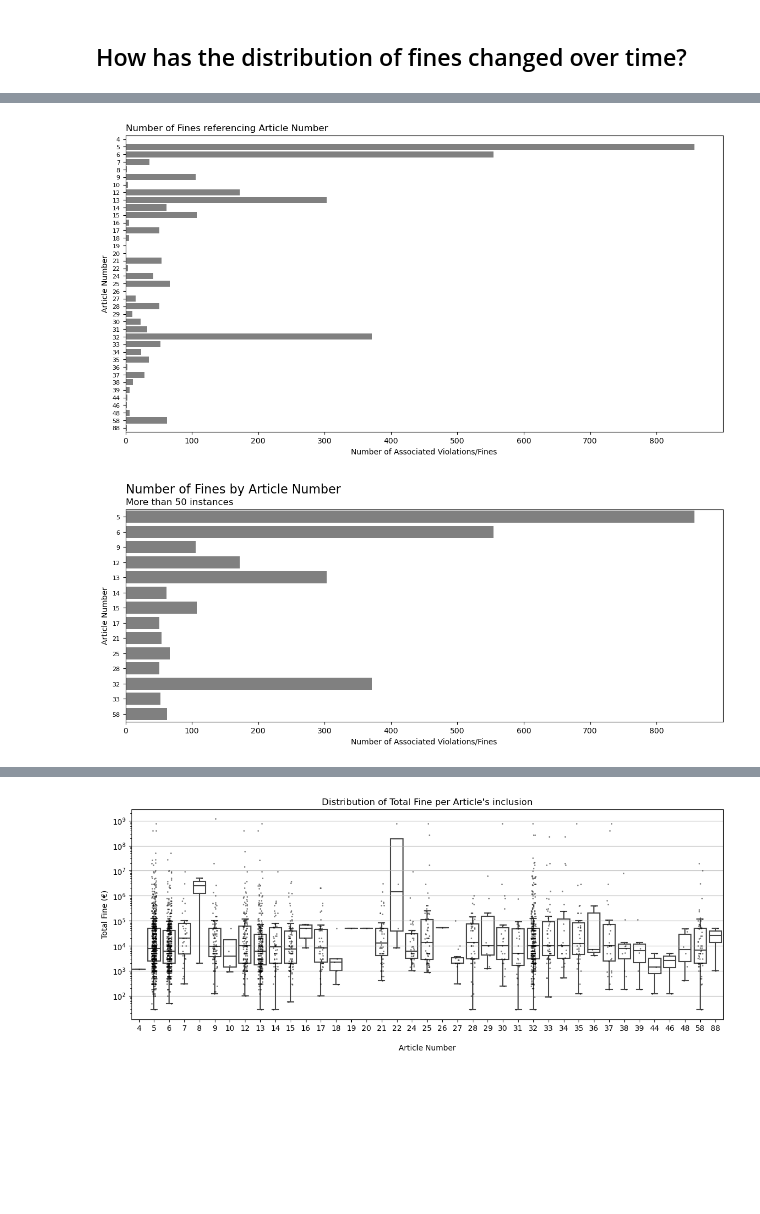
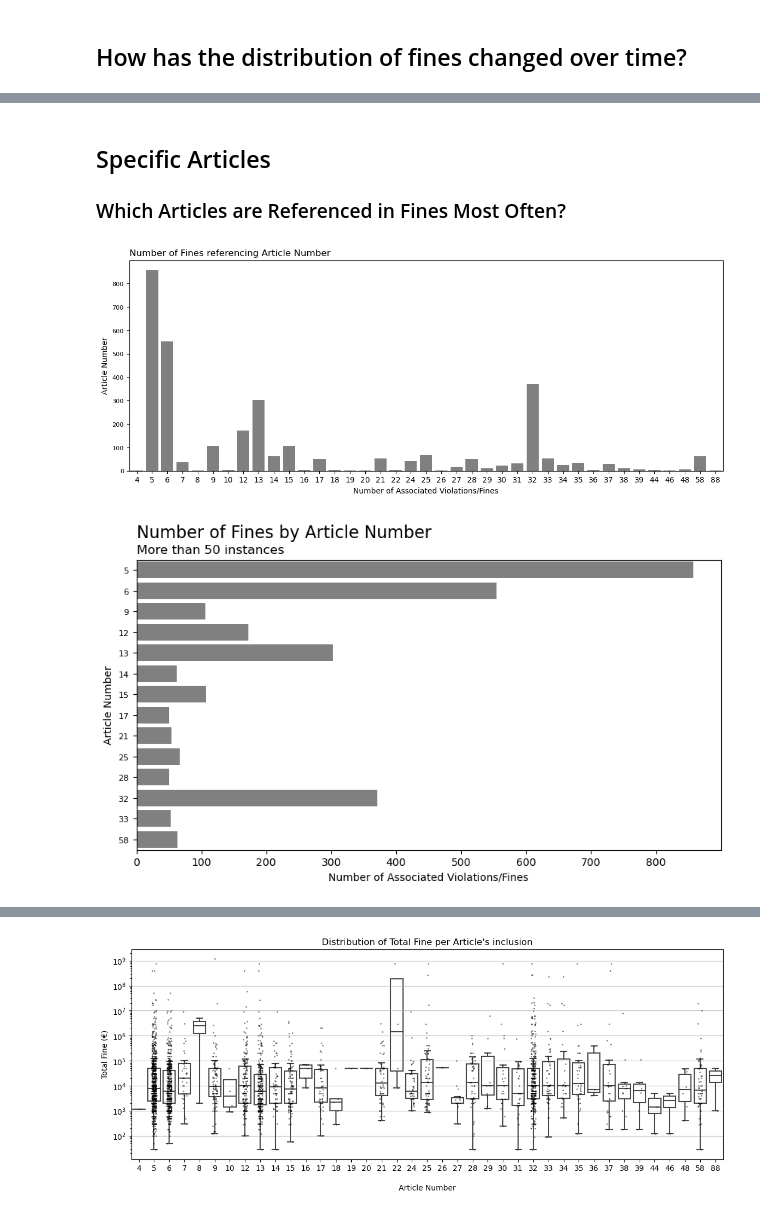
Before and after one commit to dc27/gdpr-fines-analysis, a Jupyter notebook: dev.ipynb, the cells around one changed output, grey strips where cells are left out. Cells and saved outputs as stored; diff of their text form; code cells hidden in the pictures; blank space fills up the shorter version.

```diff
--- a/dev.ipynb
+++ b/dev.ipynb
@@ -30,6 +30,9 @@ fines.head(3)
 fines_nozero = (
     fines
     .loc[fines.price > 0, :]
-    .assign(date = lambda x: pd.to_datetime(x.date, format='%m/%d/%Y'))
+    .assign(
+        date = lambda x: pd.to_datetime(x.date, format='%m/%d/%Y'),
+        type = lambda x: x.type.str.strip()
+    )
 )
 # %%
@@ -280,7 +249,7 @@ fines_long = (
     )
     .merge(fines_nozero, how='right', left_on='id', right_on='id')
     .assign(date = lambda x: pd.to_datetime(x.date, format='%m/%d/%Y'))
-    .loc[:, ['id', 'name', 'price', 'authority', 'date', 'controller','article',
+    .loc[:, ['id', 'name', 'price', 'authority', 'date', 'controller',
              'article_number', 'n_articles_violated', 'type', 'summary']]
     .rename(columns={'price':'total_fine_euro', 'name': 'country'})
 )
@@ -303,25 +256,29 @@ fines_long
+# %% [markdown]
+## Specific Articles
+
+### Which Articles are Referenced in Fines Most Often?
 # %%
 n_citations = (
     fines_long
     .value_counts('article_number')
     .reset_index(name='count')
     .sort_values('article_number')
 )
 
 
-fig, ax = plt.subplots(figsize = (14, 7))
+fig, ax = plt.subplots(figsize = (14, 5))
 
-sns.barplot(y='article_number', x='count', data=n_citations, orient='h', color='grey', ax=ax)
+sns.barplot(y='count', x='article_number', data=n_citations, orient='v', color='grey', ax=ax)
 ax.tick_params(axis='y', which='major', labelsize=8)
 ax.set_ylabel('Article Number')
 ax.set_xlabel('Number of Associated Violations/Fines')
 ax.set_title('Number of Fines referencing Article Number', loc='left');
 # %% [output]
-[figure, old version]
+[figure, new version]
 # %%
 n_citations_min_n = n_citations.query('count > 50')
 
-fig, ax = plt.subplots(figsize = (14, 5))
+fig, ax = plt.subplots(figsize = (10, 5))
 
 sns.barplot(y='article_number', x='count', data=n_citations_min_n, orient='h', color='grey', ax=ax)
 ax.tick_params(axis='y', which='major', labelsize=8)
@@ -332,4 +289,4 @@ ax.set_title('More than 50 instances', loc='left')
 # figure title
 fig.suptitle('Number of Fines by Article Number', x=ax.get_position().get_points()[0][0], ha='left', fontsize=16, y=0.975);
 # %% [output]
-[figure, old version]
+[figure, new version]
```
Also changed, not shown: parts of 27 cells of this notebook, 1 other file.
